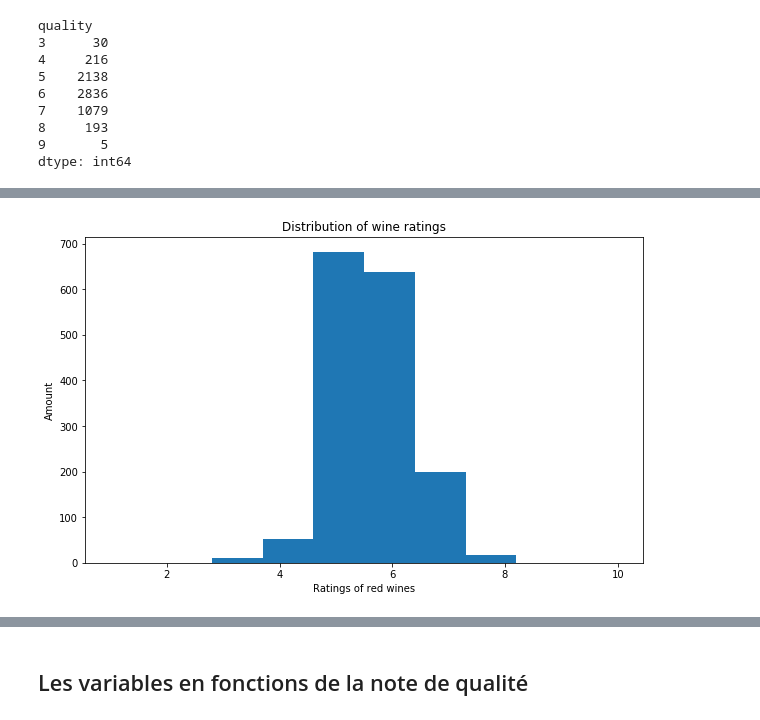
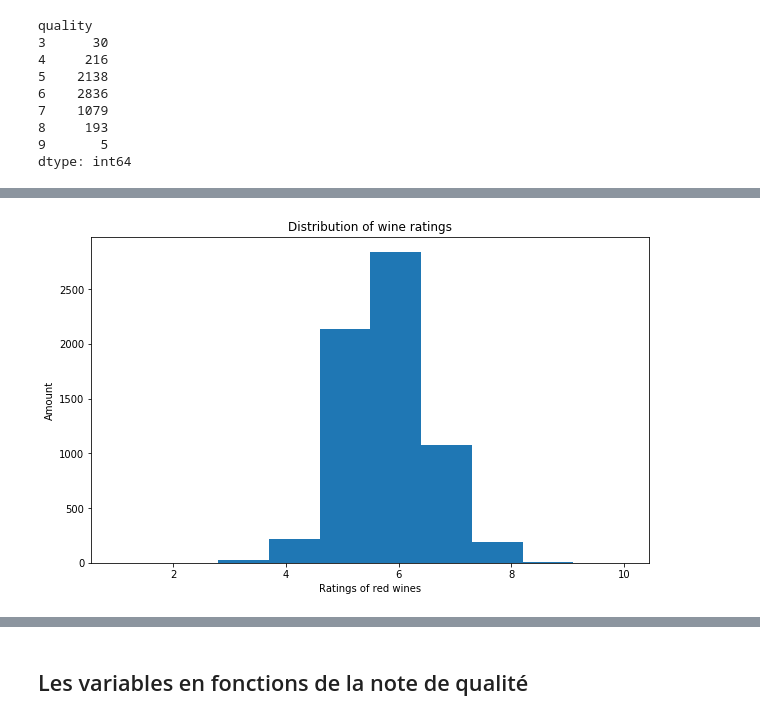
Before and after one commit to maximeLeCorre/-Project-of-Python-for-Data-Analysis, a Jupyter notebook: main_project.ipynb, the cells around one changed output, grey strips where cells are left out. Drawn from its saved outputs; the diff is of its cells as text; code cells hidden in the pictures.

```diff
--- a/main_project.ipynb
+++ b/main_project.ipynb
@@ -119,10 +119,10 @@ red                     0
 dtype: int64
 # %%
 fig = plt.figure(figsize = (10,6))
-plt.hist(wine[wine["red"]==1]["quality"].values, range=(1, 10))
+plt.hist(wine["quality"].values, range=(1, 10))
 plt.xlabel('Ratings of red wines')
 plt.ylabel('Amount')
 plt.title('Distribution of wine ratings')
 plt.show()
 # %% [output]
-[figure, old version]
+[figure, new version]
```
Also changed, not shown: parts of 13 cells of this notebook, 2 other files.
